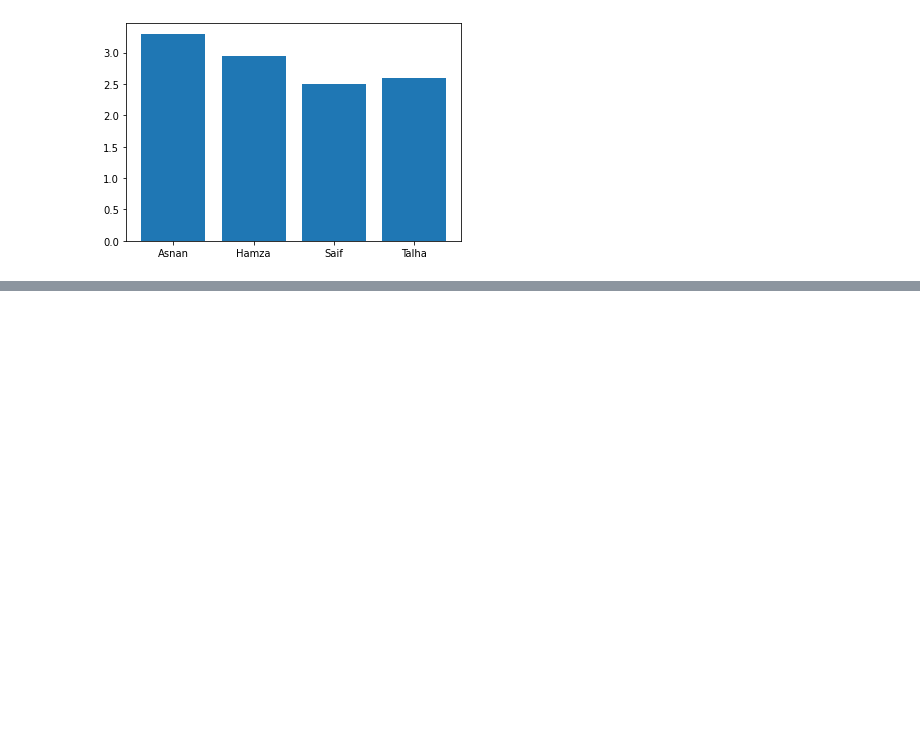
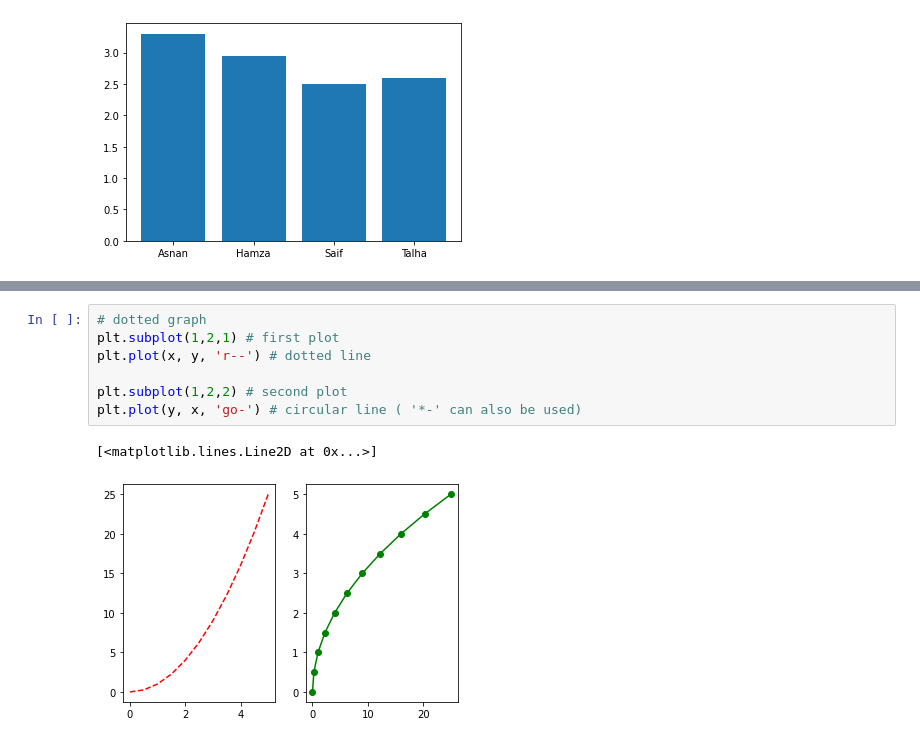
Before and after one commit to mhmzdev/AI-ML_Course_py_files, a Jupyter notebook: 7. Intro to Matplotlib & Graphing.ipynb, the cells around one changed output, grey strips where cells are left out. Cells and saved outputs as stored; diff of their text form; blank space fills up the shorter version.

```diff
--- a/7. Intro to Matplotlib & Graphing.ipynb
+++ b/7. Intro to Matplotlib & Graphing.ipynb
@@ -62,0 +95,10 @@ plt.bar(names, gpa)
+# %%
+# dotted graph
+plt.subplot(1,2,1) # first plot
+plt.plot(x, y, 'r--') # dotted line
+
+plt.subplot(1,2,2) # second plot
+plt.plot(y, x, 'go-') # circular line ( '*-' can also be used)
+# %% [output]
+[<matplotlib.lines.Line2D at 0x...>]
+[figure, added]
```
Also changed, not shown: parts of 14 cells of this notebook.
